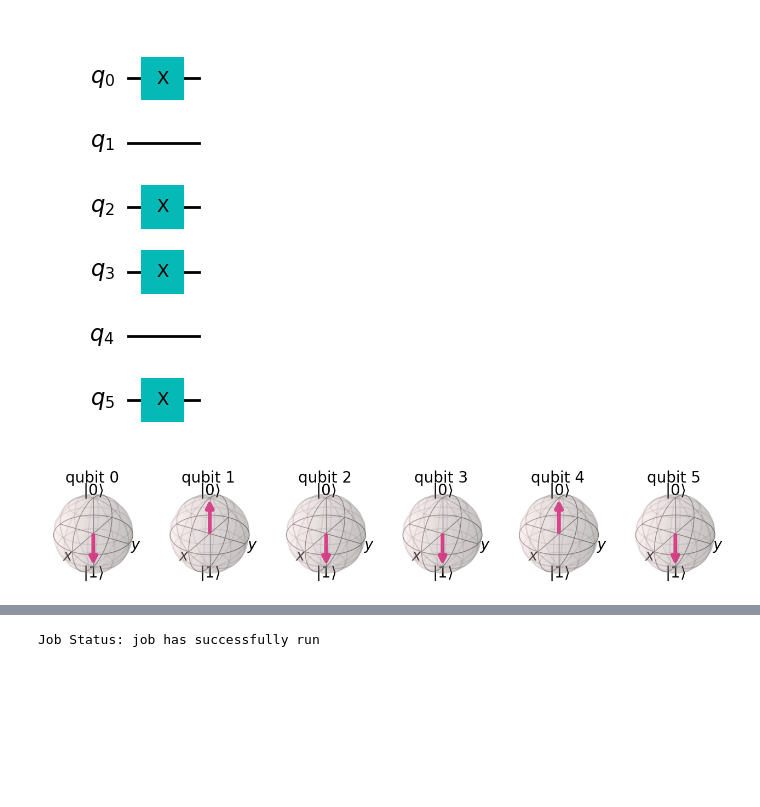
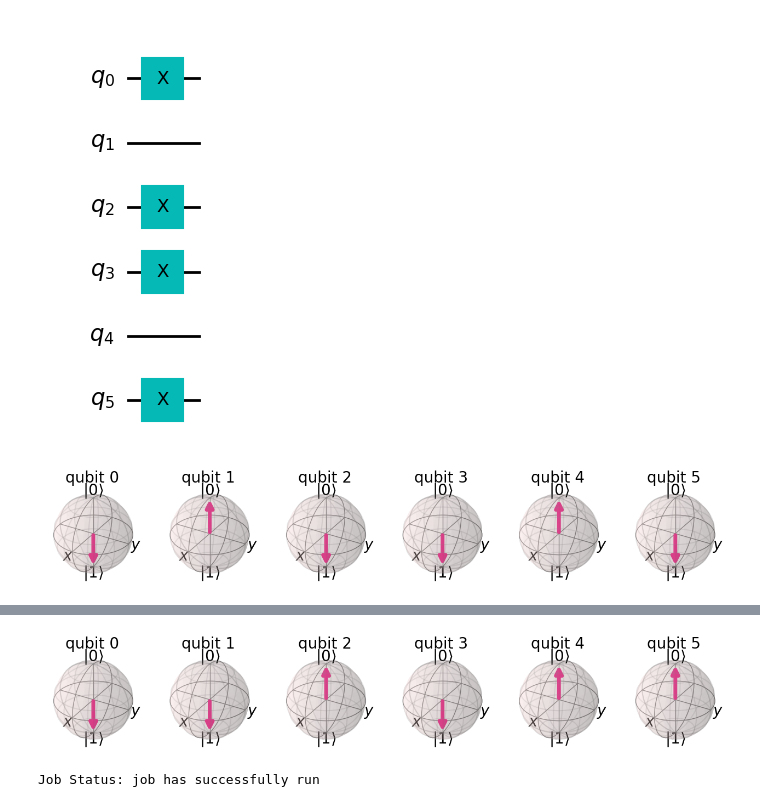
Before and after one commit to andy0000-droid/Quantum, a Jupyter notebook: QFT.ipynb, the cells around one changed output, grey strips where cells are left out. Drawn from its saved outputs; the diff is of its cells as text; code cells hidden in the pictures; blank space fills up the shorter version.

```diff
--- a/QFT.ipynb
+++ b/QFT.ipynb
@@ -108,3 +93,11 @@ qc.draw("mpl")
+# %%
+sim = Aer.get_backend("aer_simulator")
+qc_init_qft = qc_qft.copy()
+qc_init_qft.save_statevector()
+statevector = sim.run(qc_init_qft).result().get_statevector()
+plot_bloch_multivector(statevector)
+# %% [output]
+[figure, added]
 # %%
 backend = FakeMontreal()
 # %%
```
Also changed, not shown: parts of 16 cells of this notebook.
